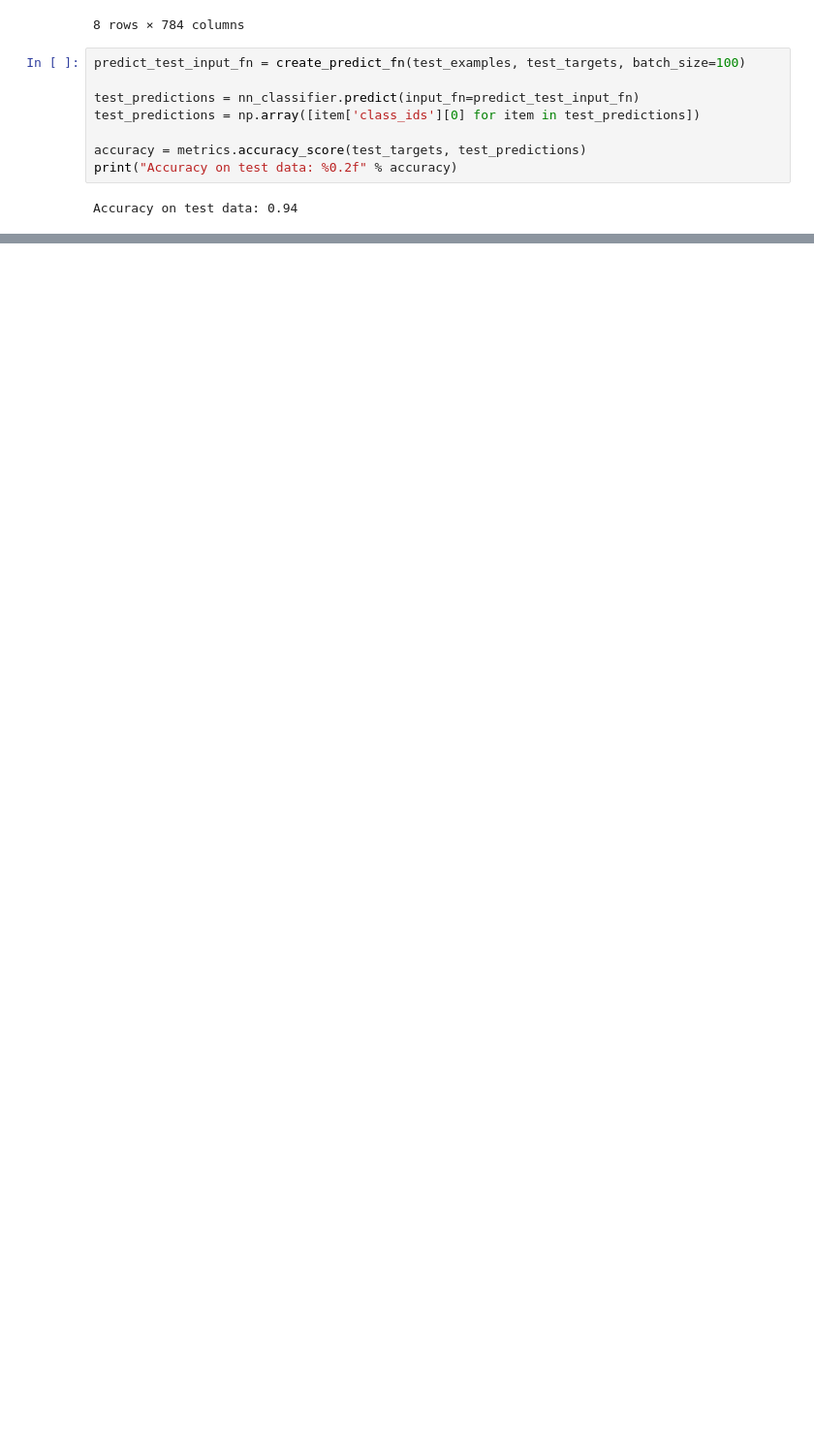
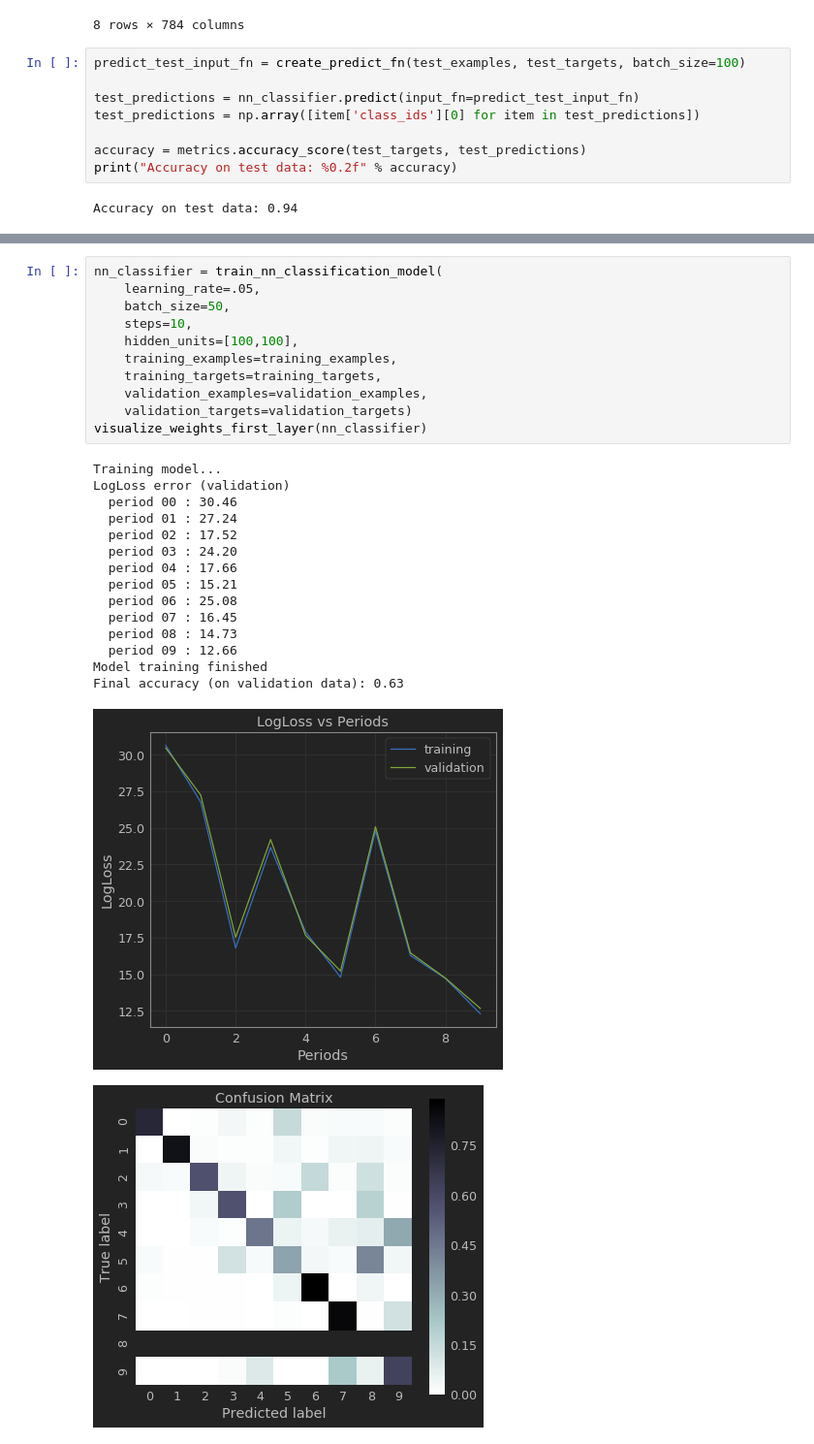
Before and after one commit to AustinSong/ml-crash-course, a Jupyter notebook: programming_exercises/MNIST Digit Classification.ipynb, the cells around one changed output, grey strips where cells are left out. Shown at 97% size. Cells and saved outputs as stored; diff of their text form; blank space fills up the shorter version.

```diff
--- a/programming_exercises/MNIST Digit Classification.ipynb
+++ b/programming_exercises/MNIST Digit Classification.ipynb
@@ -523,0 +548,28 @@ Accuracy on test data: 0.94
+# %%
+nn_classifier = train_nn_classification_model(
+    learning_rate=.05,
+    batch_size=50,
+    steps=10,
+    hidden_units=[100,100],
+    training_examples=training_examples,
+    training_targets=training_targets,
+    validation_examples=validation_examples,
+    validation_targets=validation_targets)
+visualize_weights_first_layer(nn_classifier)
+# %% [output]
+Training model...
+LogLoss error (validation)
+  period 00 : 30.46
+  period 01 : 27.24
+  period 02 : 17.52
+  period 03 : 24.20
+  period 04 : 17.66
+  period 05 : 15.21
+  period 06 : 25.08
+  period 07 : 16.45
+  period 08 : 14.73
+  period 09 : 12.66
+Model training finished
+Final accuracy (on validation data): 0.63
+[figure, added]
+[figure, added]
```
Also changed, not shown: parts of 6 cells of this notebook.
